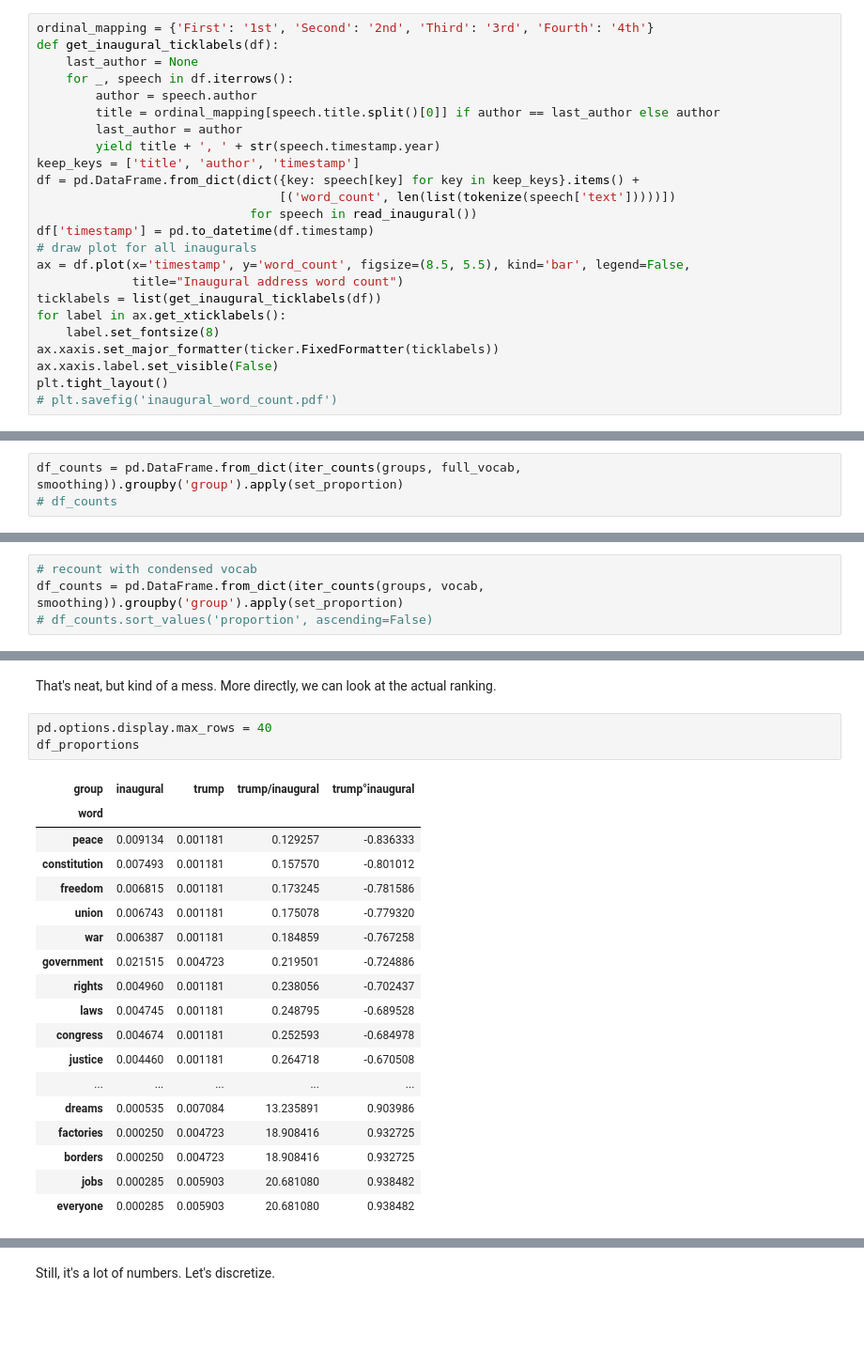
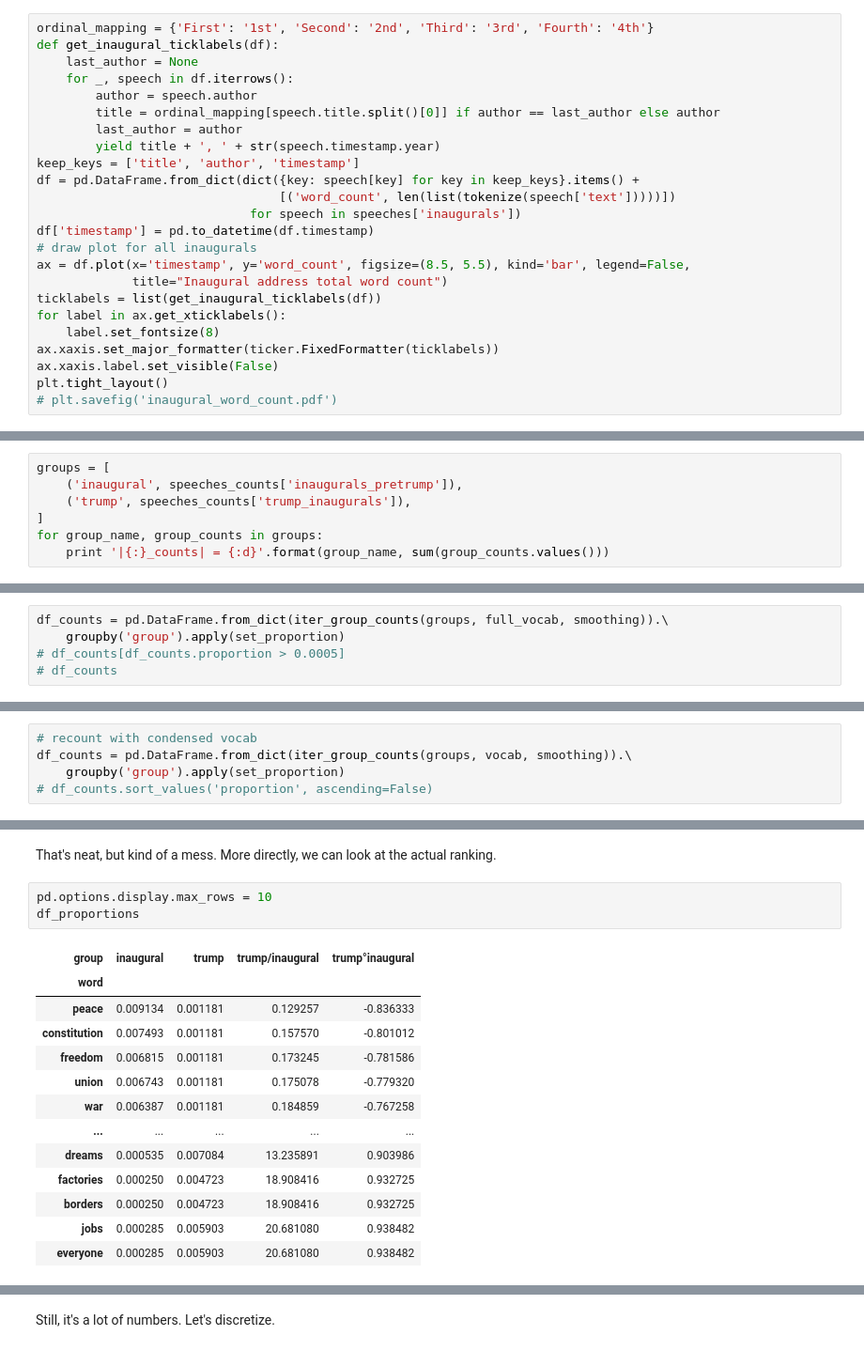
Before and after one commit to chbrown/presidents, a Jupyter notebook: notebooks/Words-with-Trump.ipynb, the cells around one changed output, grey strips where cells are left out. Shown at 94% size. Saved outputs shown, nothing was run; the diff lists cells and outputs as text; blank space fills up the shorter version.

```diff
--- a/notebooks/Words-with-Trump.ipynb
+++ b/notebooks/Words-with-Trump.ipynb
@@ -235,11 +255,11 @@ def get_inaugural_ticklabels(df):
 keep_keys = ['title', 'author', 'timestamp']
 df = pd.DataFrame.from_dict(dict({key: speech[key] for key in keep_keys}.items() +
                                  [('word_count', len(list(tokenize(speech['text']))))])
-                             for speech in read_inaugural())
+                             for speech in speeches['inaugurals'])
 df['timestamp'] = pd.to_datetime(df.timestamp)
 # draw plot for all inaugurals
 ax = df.plot(x='timestamp', y='word_count', figsize=(8.5, 5.5), kind='bar', legend=False,
-             title="Inaugural address word count")
+             title="Inaugural address total word count")
 ticklabels = list(get_inaugural_ticklabels(df))
 for label in ax.get_xticklabels():
     label.set_fontsize(8)
@@ -384,0 +361,7 @@ groups = [('inaugural', inaugural_counts),
+# %%
+groups = [
+    ('inaugural', speeches_counts['inaugurals_pretrump']),
+    ('trump', speeches_counts['trump_inaugurals']),
+]
+for group_name, group_counts in groups:
+    print '|{:}_counts| = {:d}'.format(group_name, sum(group_counts.values()))
@@ -391,5 +377,7 @@ print '|full_vocab| =', len(full_vocab)
 k = 500
 smoothing = 1.0
 # %%
-df_counts = pd.DataFrame.from_dict(iter_counts(groups, full_vocab, smoothing)).groupby('group').apply(set_proportion)
+df_counts = pd.DataFrame.from_dict(iter_group_counts(groups, full_vocab, smoothing)).\
+    groupby('group').apply(set_proportion)
+# df_counts[df_counts.proportion > 0.0005]
 # df_counts
@@ -415,7 +397,8 @@ four welfare follow religious children whose factories tariff young preserved so
 # vocab_1t_frequencies = dict(google_1t_frequencies(vocab))
 # %%
 # recount with condensed vocab
-df_counts = pd.DataFrame.from_dict(iter_counts(groups, vocab, smoothing)).groupby('group').apply(set_proportion)
+df_counts = pd.DataFrame.from_dict(iter_group_counts(groups, vocab, smoothing)).\
+    groupby('group').apply(set_proportion)
 # df_counts.sort_values('proportion', ascending=False)
 # %%
 # trump_counts = df_counts[df_counts.group=='trump']
@@ -495,21 +472,16 @@ plt.tight_layout()
 # %% [markdown]
 That's neat, but kind of a mess. More directly, we can look at the actual ranking.
 # %%
-pd.options.display.max_rows = 40
+pd.options.display.max_rows = 10
 df_proportions
 # %% [output]
 | group | inaugural | trump | trump/inaugural | trump°inaugural |
 | word |  |  |  |  |
 | peace | 0.009134 | 0.001181 | 0.129257 | -0.836333 |
 | constitution | 0.007493 | 0.001181 | 0.157570 | -0.801012 |
 | freedom | 0.006815 | 0.001181 | 0.173245 | -0.781586 |
 | union | 0.006743 | 0.001181 | 0.175078 | -0.779320 |
 | war | 0.006387 | 0.001181 | 0.184859 | -0.767258 |
-| government | 0.021515 | 0.004723 | 0.219501 | -0.724886 |
-| rights | 0.004960 | 0.001181 | 0.238056 | -0.702437 |
-| laws | 0.004745 | 0.001181 | 0.248795 | -0.689528 |
-| congress | 0.004674 | 0.001181 | 0.252593 | -0.684978 |
-| justice | 0.004460 | 0.001181 | 0.264718 | -0.670508 |
 | ... | ... | ... | ... | ... |
 | dreams | 0.000535 | 0.007084 | 13.235891 | 0.903986 |
 | factories | 0.000250 | 0.004723 | 18.908416 | 0.932725 |
```
Also changed, not shown: parts of 51 cells of this notebook, 2 other files.
